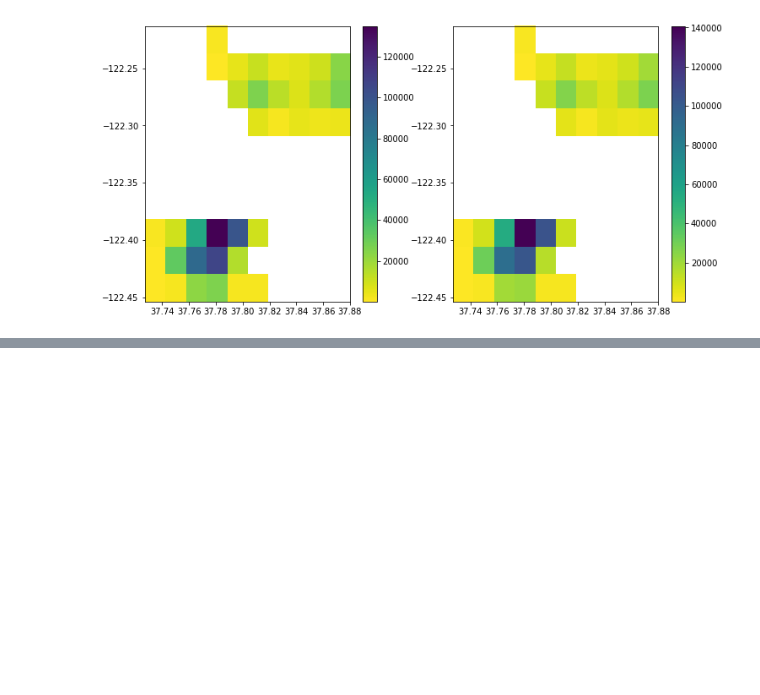
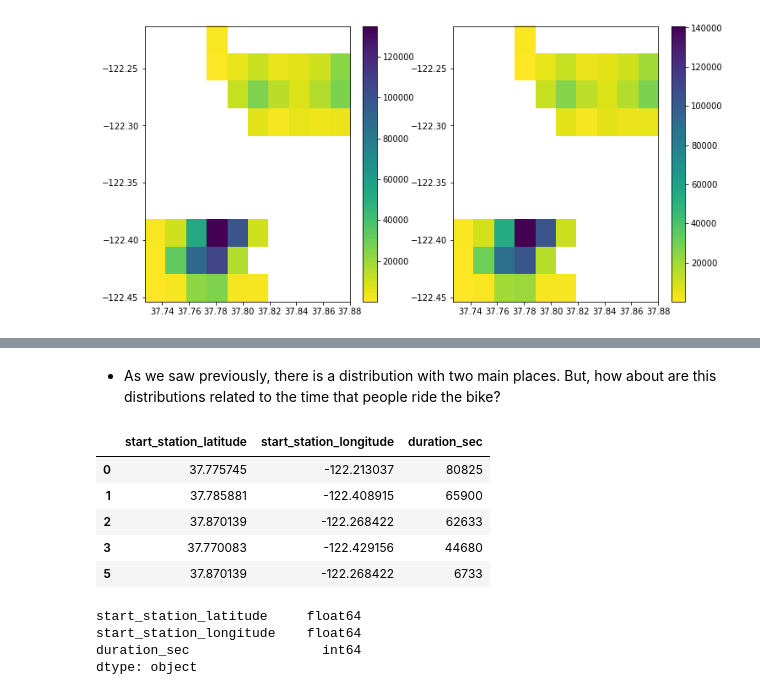
Before and after one commit to Jestefano/Ford_GoBike, a Jupyter notebook: Proyect.ipynb, the cells around one changed output, grey strips where cells are left out. Drawn from its saved outputs; the diff is of its cells as text; code cells hidden in the pictures; blank space fills up the shorter version.

```diff
--- a/Proyect.ipynb
+++ b/Proyect.ipynb
@@ -530,0 +508,22 @@ plt.colorbar();
+# %% [markdown]
+- As we saw previously, there is a distribution with two main places. But, how about are this distributions related to the time that people ride the bike?
+# %%
+#Now we reduce the data so that we can group it
+df_3 = df_aux
+df_3 = df_3.loc[:,['start_station_latitude','start_station_longitude','duration_sec']]
+df_3.head()
+# %% [output]
+|  | start_station_latitude | start_station_longitude | duration_sec |
+| 0 | 37.775745 | -122.213037 | 80825 |
+| 1 | 37.785881 | -122.408915 | 65900 |
+| 2 | 37.870139 | -122.268422 | 62633 |
+| 3 | 37.770083 | -122.429156 | 44680 |
+| 5 | 37.870139 | -122.268422 | 6733 |
+# %%
+#Let's check that we can apply the group_by function without problem:
+df_3.dtypes
+# %% [output]
+start_station_latitude     float64
+start_station_longitude    float64
+duration_sec                 int64
+dtype: object
```
Also changed, not shown: parts of 53 cells of this notebook, 3 other files.
